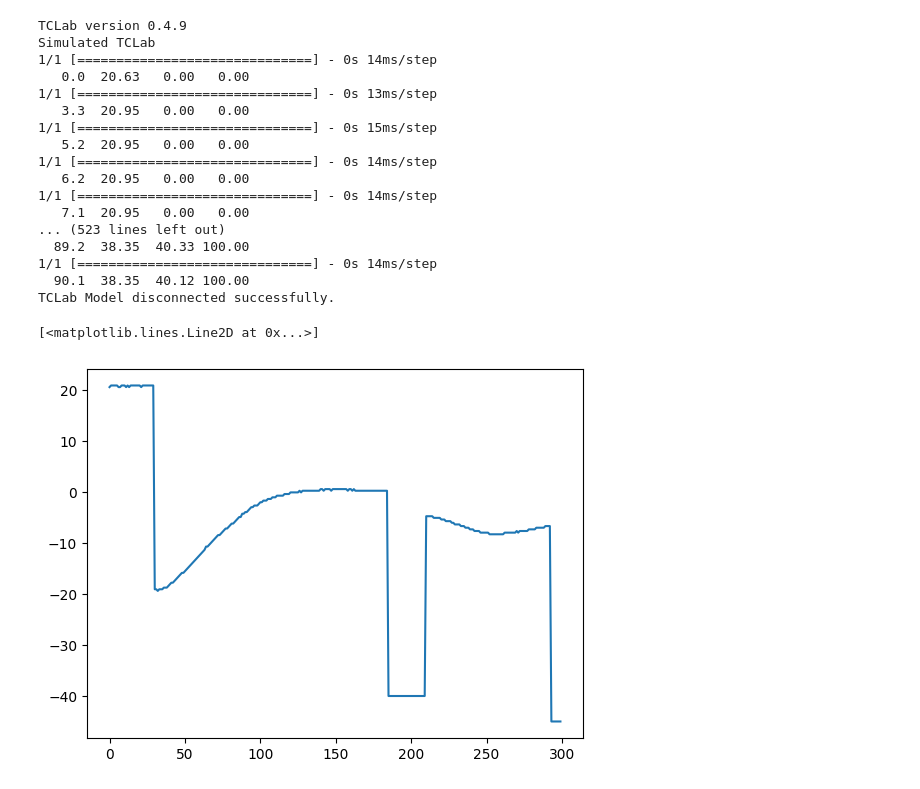
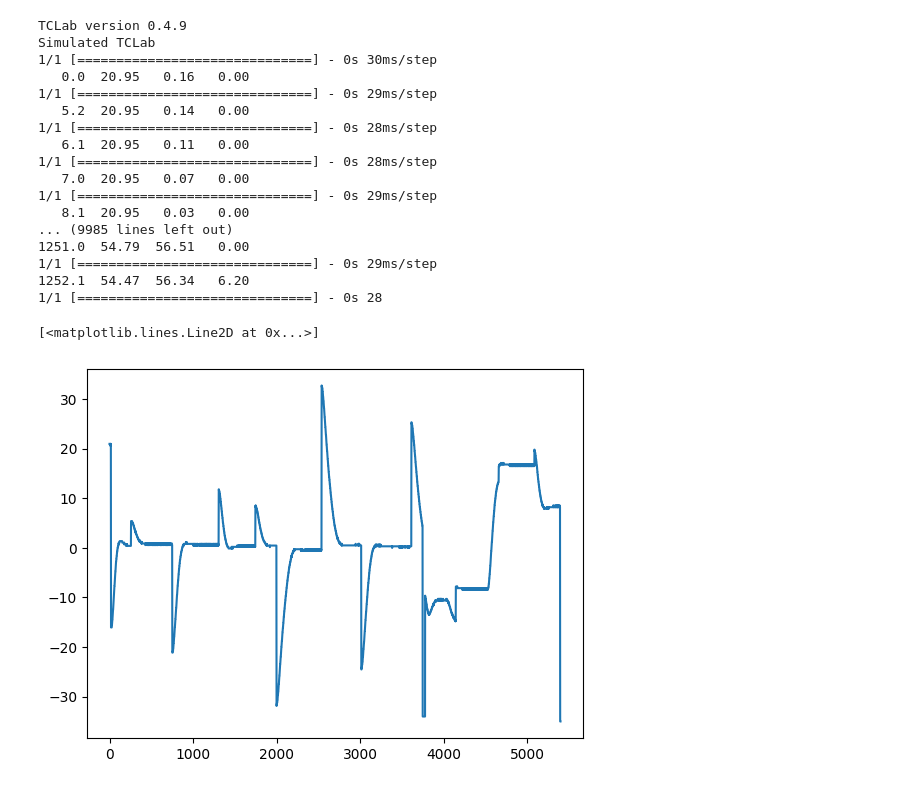
Before and after one commit to OLODiman11/pid-to-lstm, a Jupyter notebook: 3_anomaly_detection.ipynb, the cells around one changed output. Saved outputs shown, nothing was run; the diff lists cells and outputs as text; code cells hidden in the pictures.

Commit message:
Tested anomaly detection. Not working(

```diff
--- a/3_anomaly_detection.ipynb
+++ b/3_anomaly_detection.ipynb
@@ -16,10 +20,10 @@ out_max = 100
 pid = PidController(Kc, Kc / tauI, -Kc * tauD, out_min, out_max)
 lstm = LstmController.load_model('pid_emulate.h5', 'model_params.pkl')
 # %%
-run_time = 5.0 * 60
+run_time = 90.0 * 60
 start_anom = int(0.7 * run_time)
 Tsp = fn.generate_temperature_setpoints(lstm.window + 15, 23.67, 240, 600, 30, 70, start_anom)
 Tsp = np.append(Tsp, fn.generate_temperature_setpoints(0, Tsp[-1], 240, 600, 30, 50, int(run_time - start_anom)))
 plt.plot(Tsp)
-plt.axvspan(start_anom,60 * run_time,facecolor='r',alpha=0.2);
+plt.axvspan(start_anom,run_time,facecolor='r',alpha=0.2);
 # %% [output]
@@ -66,44 +70,44 @@ TCLab Model disconnected successfully.
 # %%
 lstm.temp_history = 14 * [Tsp[0]]
 lstm.err_history = 14 * [0]
 
 TCLab = tclab.setup(connected=False, speedup=60)
 with TCLab() as lab:
     tm1, T11, Qlstm1, Qpid1 = fn.resume_run(lab, start_anom, Tsp, lstm, passive_cont=pid, emulator=True, speedup=60)
     pid.kp = 3.0 * pid.kp
     pid.ki = 0.5 * pid.ki
     pid.kd = pid.kd + 2
     tm2, T12, Qlstm2, Qpid2 = fn.resume_run(lab, run_time - start_anom, Tsp, lstm, passive_cont=pid, emulator=True, speedup=60)
     tm = np.append(tm1, [tm2[i] + tm1[-1] for i in range(len(tm2))])
     T1, Qlstm, Qpid = np.append(T11, T12), np.append(Qlstm1, Qlstm2), np.append(Qpid1, Qpid2)
 
 fn.make_image_history('./figures/pid_anom_{}.png', len(tm), 10, {
     'SP $(^oC)$': Tsp,
     '$T_1$ $(^oC)$': T1,
     '$Q_{PID}$ (%)': Qpid,
     '$Q_{LSTM}$ (%)': Qlstm
 })
 images = fn.read_image_history('./figures/pid_anom_{}.png', len(tm), 10)
-imageio.mimsave('heater_anomaly.gif', images)
+imageio.mimsave('pid_anomaly.gif', images)
 err = T1 - Tsp
 plt.plot(err)
 # %% [output]
 TCLab version 0.4.9
 Simulated TCLab
-1/1 [==============================] - 0s 14ms/step
-   0.0  20.63   0.00   0.00
-1/1 [==============================] - 0s 13ms/step
-   3.3  20.95   0.00   0.00
-1/1 [==============================] - 0s 15ms/step
-   5.2  20.95   0.00   0.00
-1/1 [==============================] - 0s 14ms/step
-   6.2  20.95   0.00   0.00
-1/1 [==============================] - 0s 14ms/step
-   7.1  20.95   0.00   0.00
-... (523 lines left out)
-  89.2  38.35  40.33 100.00
-1/1 [==============================] - 0s 14ms/step
-  90.1  38.35  40.12 100.00
-TCLab Model disconnected successfully.
+1/1 [==============================] - 0s 30ms/step
+   0.0  20.95   0.16   0.00
+1/1 [==============================] - 0s 29ms/step
+   5.2  20.95   0.14   0.00
+1/1 [==============================] - 0s 28ms/step
+   6.1  20.95   0.11   0.00
+1/1 [==============================] - 0s 28ms/step
+   7.0  20.95   0.07   0.00
+1/1 [==============================] - 0s 29ms/step
+   8.1  20.95   0.03   0.00
+... (9985 lines left out)
+1251.0  54.79  56.51   0.00
+1/1 [==============================] - 0s 29ms/step
+1252.1  54.47  56.34   6.20
+1/1 [==============================] - 0s 28
 [<matplotlib.lines.Line2D at 0x...>]
-[figure, old version]
+[figure, new version]
```
Also changed, not shown: parts of 3 cells of this notebook, 5 other files.
